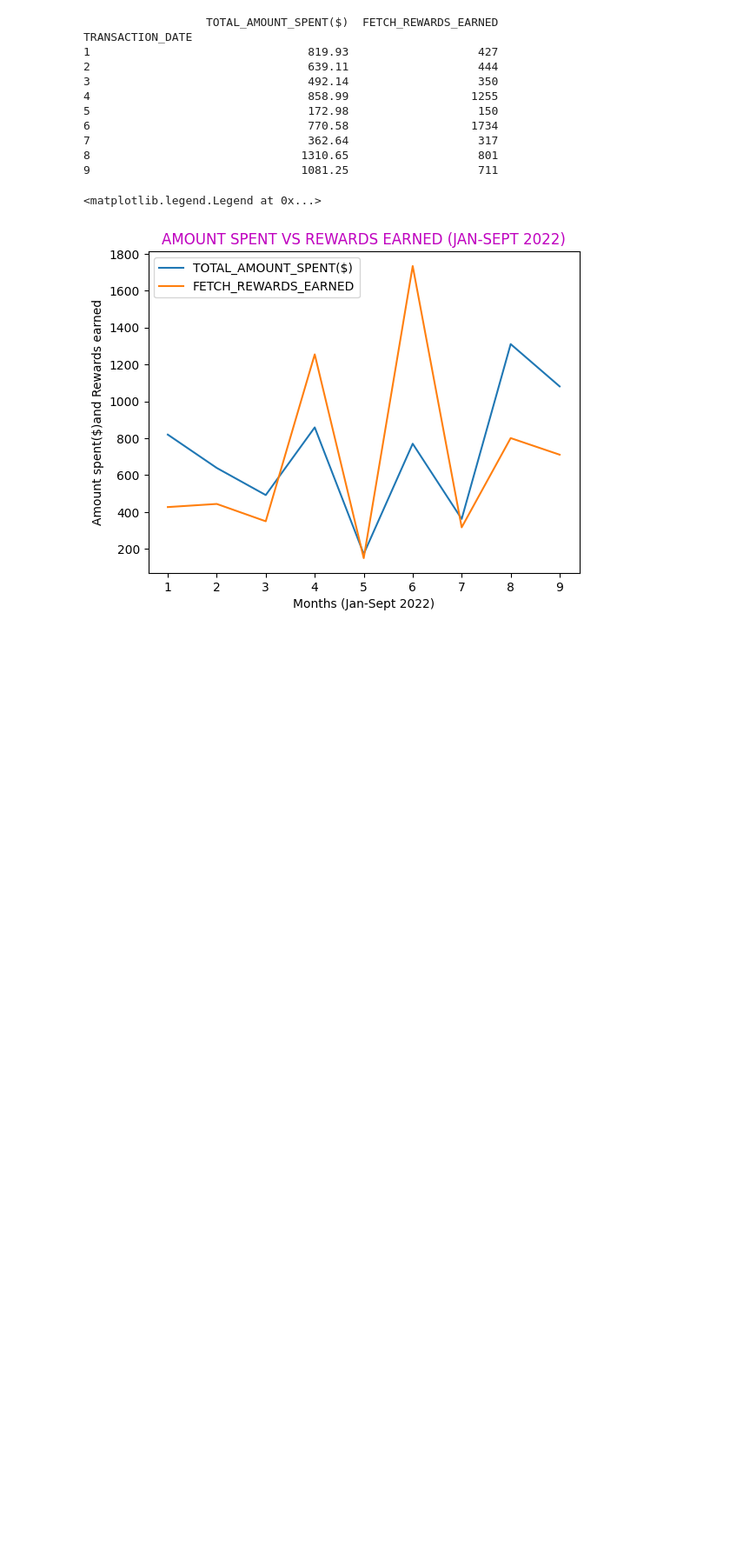
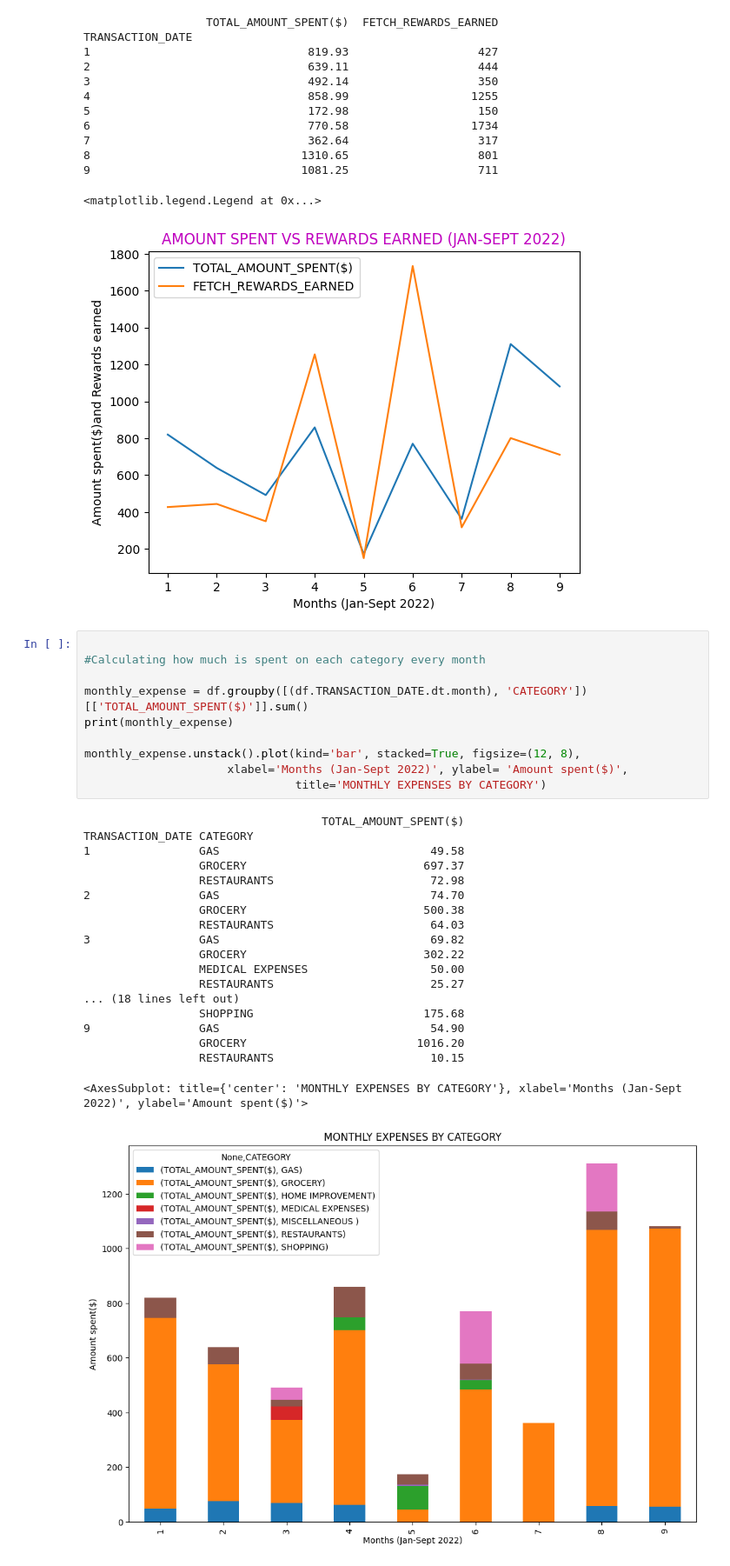
Before and after one commit to pdizdar/FetchExpenseAndRewards, a Jupyter notebook: fetch_expense_and_rewards.ipynb, the cells around one changed output. Shown at 87% size. Drawn from its saved outputs; the diff is of its cells as text; blank space fills up the shorter version.

Commit message:
Calculating expenses by category every month and plotting it in a stacked bar graph

```diff
--- a/fetch_expense_and_rewards.ipynb
+++ b/fetch_expense_and_rewards.ipynb
@@ -160,3 +160,33 @@ TRANSACTION_DATE
 9                               1081.25                   711
 <matplotlib.legend.Legend at 0x...>
 [figure]
+# %%
+
+#Calculating how much is spent on each category every month
+
+monthly_expense = df.groupby([(df.TRANSACTION_DATE.dt.month), 'CATEGORY'])[['TOTAL_AMOUNT_SPENT($)']].sum()
+print(monthly_expense)
+
+monthly_expense.unstack().plot(kind='bar', stacked=True, figsize=(12, 8),
+                     xlabel='Months (Jan-Sept 2022)', ylabel= 'Amount spent($)',
+                               title='MONTHLY EXPENSES BY CATEGORY')
+# %% [output]
+                                   TOTAL_AMOUNT_SPENT($)
+TRANSACTION_DATE CATEGORY
+1                GAS                               49.58
+                 GROCERY                          697.37
+                 RESTAURANTS                       72.98
+2                GAS                               74.70
+                 GROCERY                          500.38
+                 RESTAURANTS                       64.03
+3                GAS                               69.82
+                 GROCERY                          302.22
+                 MEDICAL EXPENSES                  50.00
+                 RESTAURANTS                       25.27
+... (18 lines left out)
+                 SHOPPING                         175.68
+9                GAS                               54.90
+                 GROCERY                         1016.20
+                 RESTAURANTS                       10.15
+<AxesSubplot: title={'center': 'MONTHLY EXPENSES BY CATEGORY'}, xlabel='Months (Jan-Sept 2022)', ylabel='Amount spent($)'>
+[figure, added]
```
